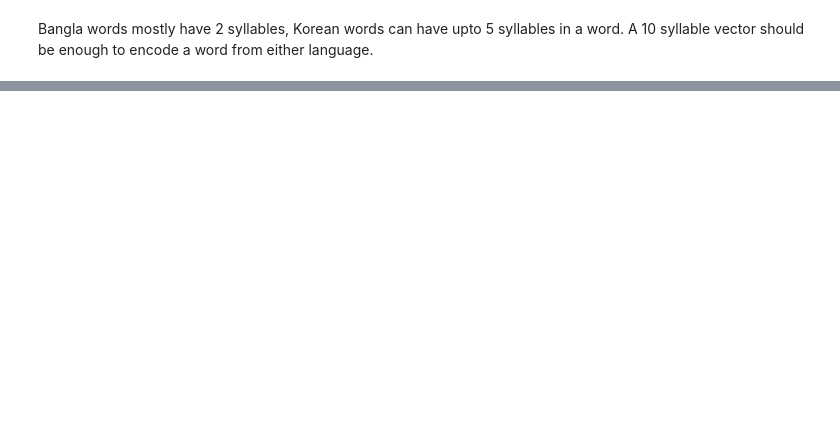
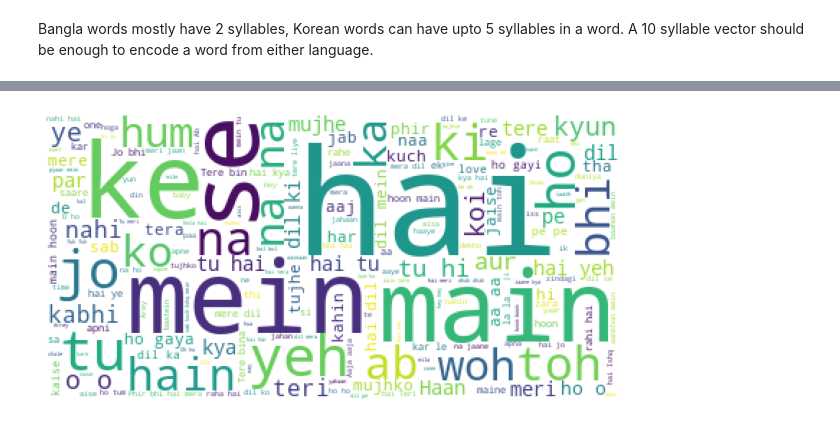
Before and after one commit to Sheikh-Srijon/languageDetectionWithIndianLanguages, a Jupyter notebook: main.ipynb, the cells around one changed output, grey strips where cells are left out. Drawn from its saved outputs; the diff is of its cells as text; code cells hidden in the pictures; blank space fills up the shorter version.

```diff
--- a/main.ipynb
+++ b/main.ipynb
@@ -59,0 +138,31 @@ Bangla words mostly have 2 syllables, Korean words can have upto 5 syllables in
+# %%
+def getCorpusString(corpus):
+    corpusString = ""
+    for sentence in corpus:
+        clean_sentence = sentence.replace("\n", "")
+        corpusString += clean_sentence + " "
+    return corpusString
+# %%
+# for full_sentence in datakor:
+banglaCorpus = open("BanglaCorpus.txt", "r").readlines()
+koreanCorpus = open("KoreanCorpus.txt", "r").readlines()
+
+banglaString = getCorpusString(banglaCorpus)
+# create wordcloud object
+wc = WordCloud(background_color="white",
+                max_words=200,
+                )
+
+wc.generate(banglaString)
+
+# generate korean wordcloud
+
+# plot the WordCloud image
+plt.figure(figsize = (8, 8), facecolor = None)
+plt.imshow(wc)
+plt.axis("off")
+plt.tight_layout(pad = 0)
+
+plt.show()
+# %% [output]
+[figure, added]
```
Also changed, not shown: parts of 55 cells of this notebook, 50 other files.
